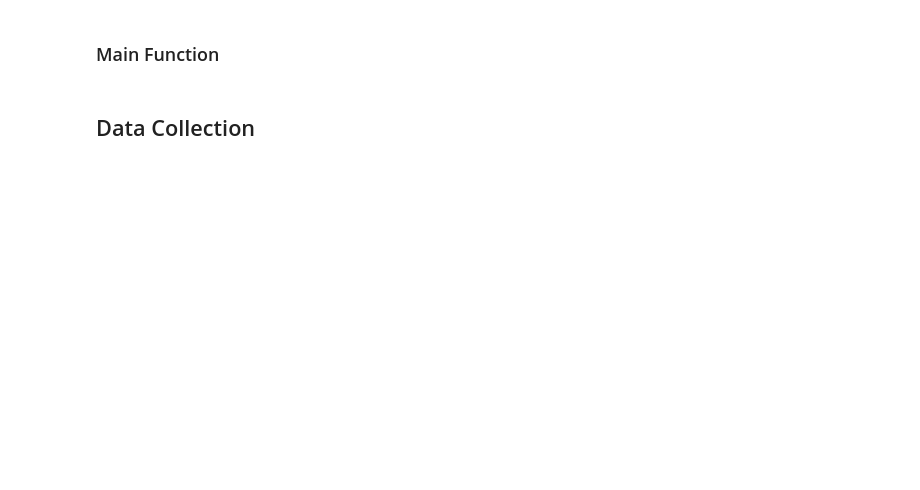
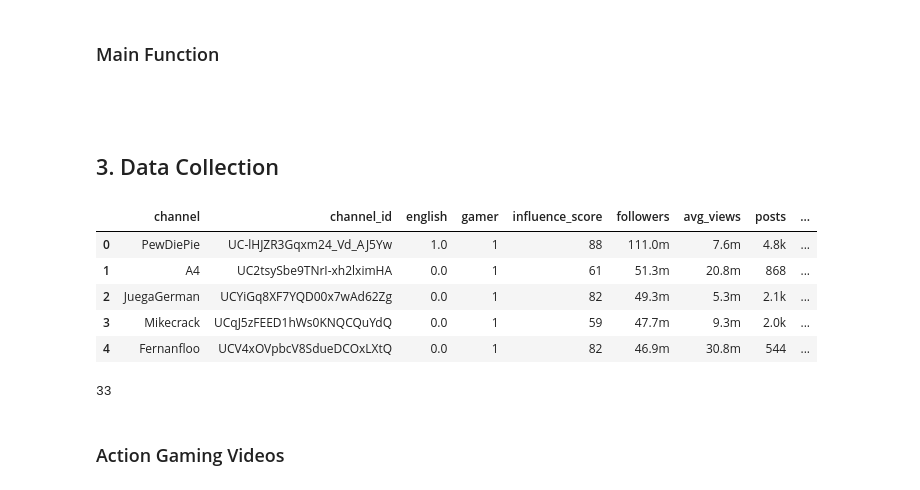
Before and after one commit to IMT-547-Team-1/YouTube-Toxic-Comments, a Jupyter notebook: code/01-data-collection.ipynb, the cells around one changed output. Saved outputs shown, nothing was run; the diff lists cells and outputs as text; code cells hidden in the pictures; blank space fills up the shorter version.

Commit message:
Finalize Data Collection

```diff
--- a/code/01-data-collection.ipynb
+++ b/code/01-data-collection.ipynb
@@ -262,8 +267,10 @@ def get_youtube_data(channel_ids, max_videos=30, max_comments=100, keywords=""):
     print(f"Runtime: {time.time() - start_time:.4f} seconds")
 
     return yt_comments
+# %% [markdown]
+<br>
 # %% [markdown]
-## Data Collection
+## 3. Data Collection
 # %%
 # Set the parameters
 max_videos = 30
@@ -281,29 +288,28 @@ nonaction_keywords = [
     "brawl stars"
 ]
 # %%
-# Select the channels
-channel_ids_dict = {
-    "PewDiePie": "UC-lHJZR3Gqxm24_Vd_AJ5Yw",
-    "Markiplier": "UC7_YxT-KID8kRbqZo7MyscQ",
-    "SSSniperWolf": "UCpB959t8iPrxQWj7G6n0ctQ",
-    "jacksepticeye": "UCYzPXprvl5Y-Sf0g4vX-m6g",
-    "DanTDM": "UCS5Oz6CHmeoF7vSad0qqXfw",
-    "VanossGaming": "UCKqH_9mk1waLgBiL2vT5b9g",
-    "Preston": "UC70Dib4MvFfT1tU6MqeyHpQ",
-    "Ninja": "UCAW-NpUFkMyCNrvRSSGIvDQ",
-    "Jelly": "UC0DZmkupLYwc0yDsfocLh0A",
-    "SSundee": "UCke6I9N4KfC968-yRcd5YRg",
-    "FGTeeV": "UCC-RHF_77zQdKcA75hr5oTQ",
-    "IShowSpeed": "UCWsDFcIhY2DBi3GB5uykGXA",
-    "LazarBeam": "UCw1SQ6QRRtfAhrN_cjkrOgA",
-    "Aphmau": "UCzYfz8uibvnB7Yc1LjePi4g",
-    "The Game Theorists": "UCo_IB5145EVNcf8hw1Kku7w",
-    "Ali-A": "UCYVinkwSX7szARULgYpvhLw",
-    "PDK Films": "UC-F6LZSWz34xKknY8NNCzgQ",
-    "IGN": "UCKy1dAqELo0zrOtPkf0eTMw",
-    "MoreAliA": "UCyeVfsThIHM_mEZq7YXIQSQ",
-    "CoryxKenshin": "UCiYcA0gJzg855iSKMrX3oHg"
-}
+# Load the data
+channels = pd.read_csv("../data/gamer-100.csv")
+channels.head()
+# %% [output]
+|  | channel | channel_id | english | gamer | influence_score | followers | avg_views | posts | ... |
+| 0 | PewDiePie | UC-lHJZR3Gqxm24_Vd_AJ5Yw | 1.0 | 1 | 88 | 111.0m | 7.6m | 4.8k | ... |
+| 1 | A4 | UC2tsySbe9TNrI-xh2lximHA | 0.0 | 1 | 61 | 51.3m | 20.8m | 868 | ... |
+| 2 | JuegaGerman | UCYiGq8XF7YQD00x7wAd62Zg | 0.0 | 1 | 82 | 49.3m | 5.3m | 2.1k | ... |
+| 3 | Mikecrack | UCqJ5zFEED1hWs0KNQCQuYdQ | 0.0 | 1 | 59 | 47.7m | 9.3m | 2.0k | ... |
+| 4 | Fernanfloo | UCV4xOVpbcV8SdueDCOxLXtQ | 0.0 | 1 | 82 | 46.9m | 30.8m | 544 | ... |
+# %%
+# Filter the English-speaking gamer channels
+filtered_channels = channels[(channels["english"] == 1) & (channels["gamer"] == 1)]
+
+# Select the channels
+channel_ids_dict = pd.Series(filtered_channels["channel_id"].values,
+                             index=filtered_channels["channel"]).to_dict()
+len(channel_ids_dict)
+# %% [output]
+33
+# %% [markdown]
+### Action Gaming Videos
 # %%
 # Get YouTube videos and comments for action videos
 yt_action = get_youtube_data(channel_ids_dict, max_videos, max_comments, action_keywords)
```
Also changed, not shown: parts of 18 cells of this notebook, 2 other files.
